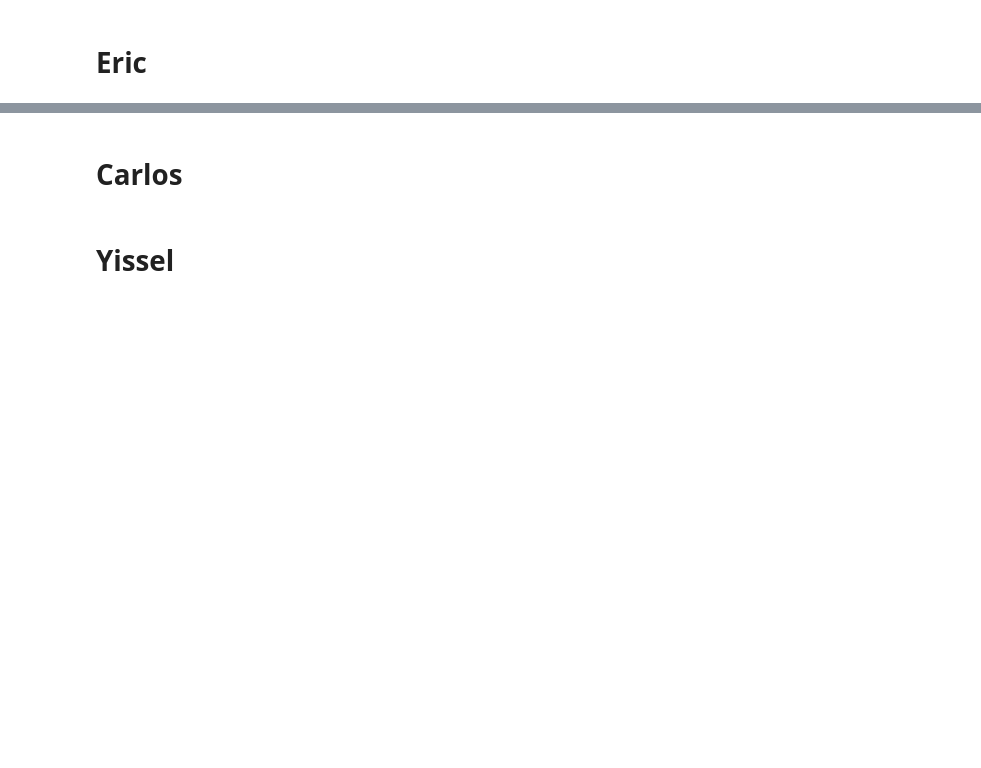
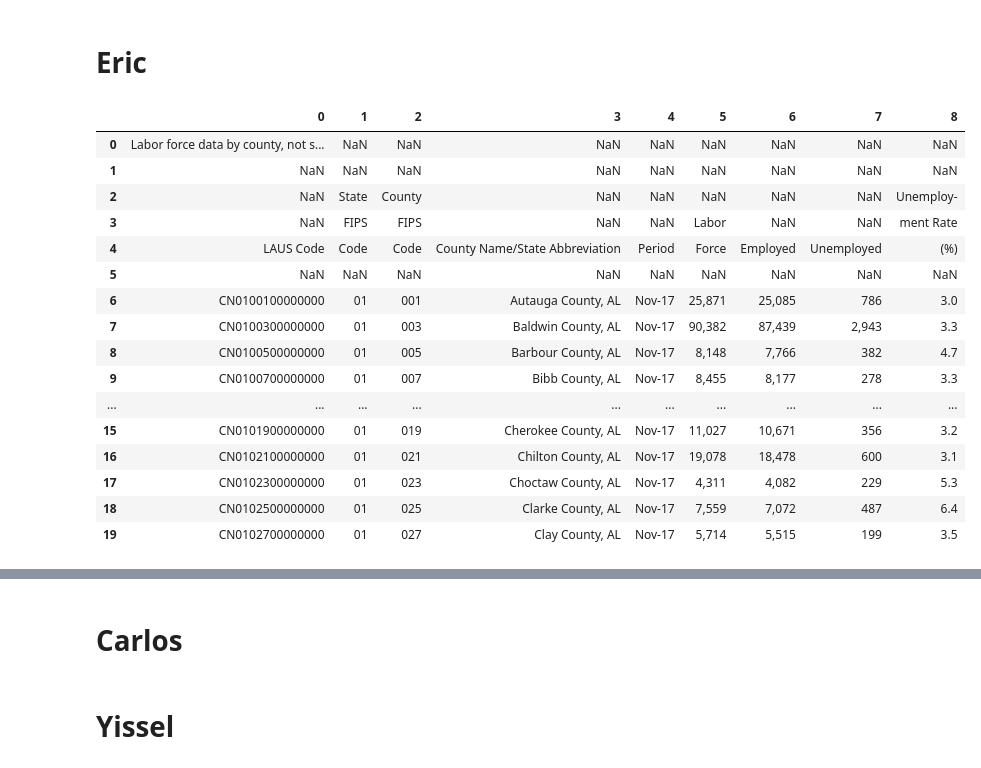
Before and after one commit to Gissel7181/Project-One, a Jupyter notebook: Master_File.ipynb, the cells around one changed output, grey strips where cells are left out. Drawn from its saved outputs; the diff is of its cells as text; code cells hidden in the pictures; blank space fills up the shorter version.

Commit message:
Pasted code from old branch into master file

```diff
--- a/Master_File.ipynb
+++ b/Master_File.ipynb
@@ -56,2 +98,24 @@ Fortune_500.loc[Fortune_500["State"] == "NY"]
 # %% [markdown]
 # Eric
+# %%
+# Read unemployment csv into a dataframe
+unemployment_file = pd.read_csv("./Data_Files/unemployment.csv", header=None, encoding="iso-8859-1")
+unemployment_file.head(20)
+# %% [output]
+|  | 0 | 1 | 2 | 3 | 4 | 5 | 6 | 7 | 8 |
+| 0 | Labor force data by county, not s... | NaN | NaN | NaN | NaN | NaN | NaN | NaN | NaN |
+| 1 | NaN | NaN | NaN | NaN | NaN | NaN | NaN | NaN | NaN |
+| 2 | NaN | State | County | NaN | NaN | NaN | NaN | NaN | Unemploy- |
+| 3 | NaN | FIPS | FIPS | NaN | NaN | Labor | NaN | NaN | ment Rate |
+| 4 | LAUS Code | Code | Code | County Name/State Abbreviation | Period | Force | Employed | Unemployed | (%) |
+| 5 | NaN | NaN | NaN | NaN | NaN | NaN | NaN | NaN | NaN |
+| 6 | CN0100100000000 | 01 | 001 | Autauga County, AL | Nov-17 | 25,871 | 25,085 | 786 | 3.0 |
+| 7 | CN0100300000000 | 01 | 003 | Baldwin County, AL | Nov-17 | 90,382 | 87,439 | 2,943 | 3.3 |
+| 8 | CN0100500000000 | 01 | 005 | Barbour County, AL | Nov-17 | 8,148 | 7,766 | 382 | 4.7 |
+| 9 | CN0100700000000 | 01 | 007 | Bibb County, AL | Nov-17 | 8,455 | 8,177 | 278 | 3.3 |
+| ... | ... | ... | ... | ... | ... | ... | ... | ... | ... |
+| 15 | CN0101900000000 | 01 | 019 | Cherokee County, AL | Nov-17 | 11,027 | 10,671 | 356 | 3.2 |
+| 16 | CN0102100000000 | 01 | 021 | Chilton County, AL | Nov-17 | 19,078 | 18,478 | 600 | 3.1 |
+| 17 | CN0102300000000 | 01 | 023 | Choctaw County, AL | Nov-17 | 4,311 | 4,082 | 229 | 5.3 |
+| 18 | CN0102500000000 | 01 | 025 | Clarke County, AL | Nov-17 | 7,559 | 7,072 | 487 | 6.4 |
+| 19 | CN0102700000000 | 01 | 027 | Clay County, AL | Nov-17 | 5,714 | 5,515 | 199 | 3.5 |
```
Also changed, not shown: parts of 13 cells of this notebook.
